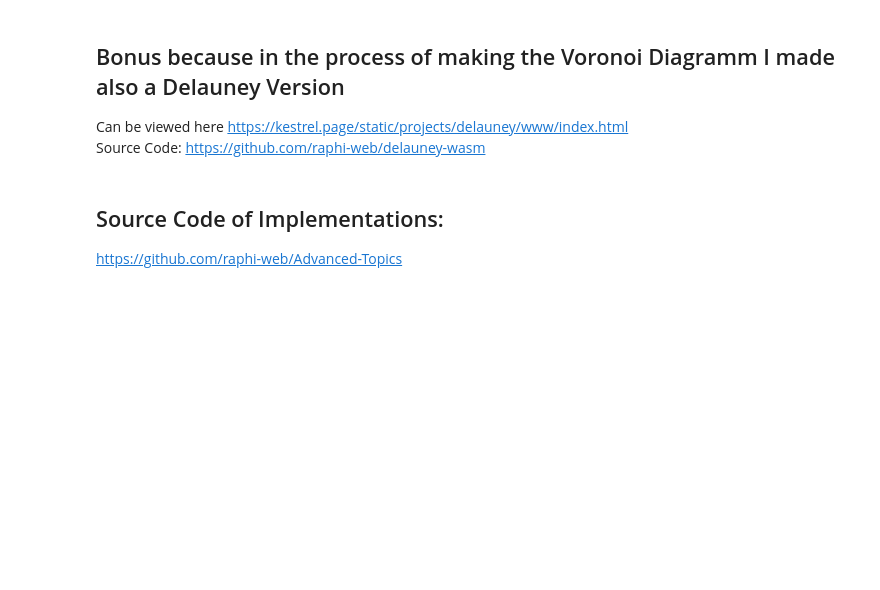
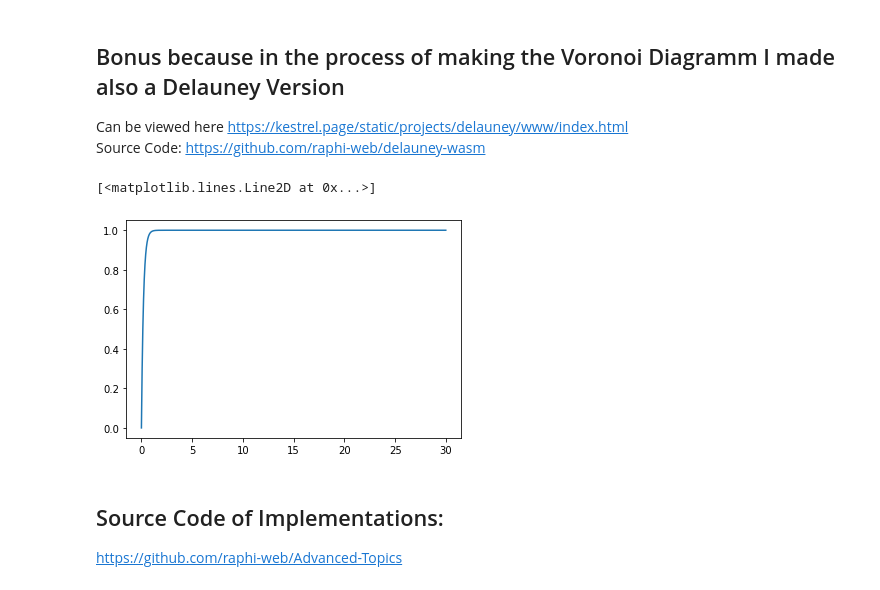
Before and after one commit to raphi-web/Advanced-Topics, a Jupyter notebook: assignment.ipynb, the cells around one changed output. Drawn from its saved outputs; the diff is of its cells as text; code cells hidden in the pictures; blank space fills up the shorter version.

```diff
--- a/assignment.ipynb
+++ b/assignment.ipynb
@@ -512,6 +514,17 @@ Source Code: https://github.com/raphi-web/voronoi
 ## Bonus because in the process of making the Voronoi Diagramm I made also a Delauney Version
 Can be viewed here https://kestrel.page/static/projects/delauney/www/index.html
 Source Code: https://github.com/raphi-web/delauney-wasm
+# %%
+import  numpy as np
+import  matplotlib.pyplot as plt
+import math as m
+x = np.arange(0,30,0.01)
+f = lambda x: 1 - m.e**(-5*x)
+y = [f(x) for x in x]
+plt.plot(x,y)
+# %% [output]
+[<matplotlib.lines.Line2D at 0x...>]
+[figure, added]
 # %% [markdown]
 ## Source Code of Implementations:
 https://github.com/raphi-web/Advanced-Topics
```
Also changed, not shown: parts of 1 cell of this notebook, 1 other file.
